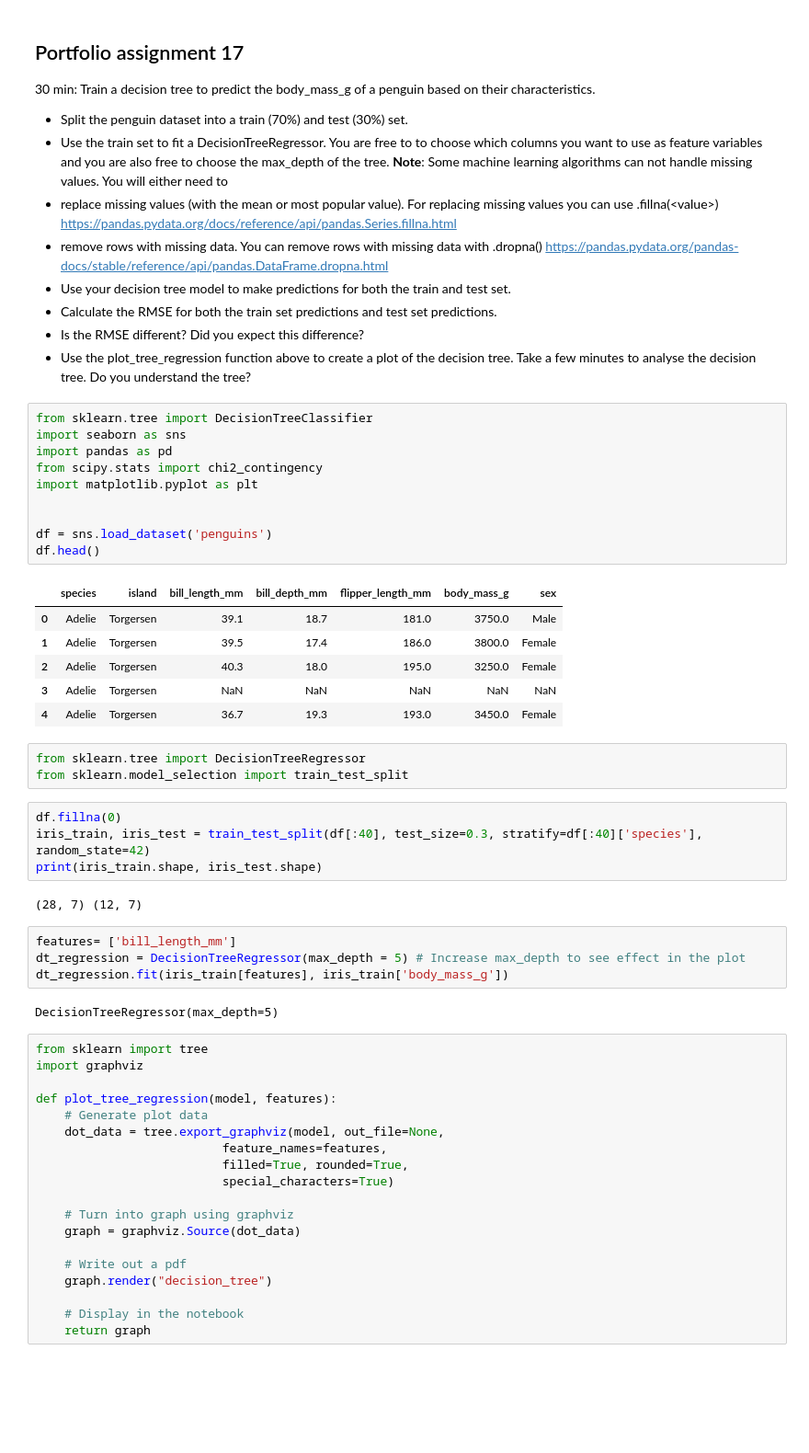
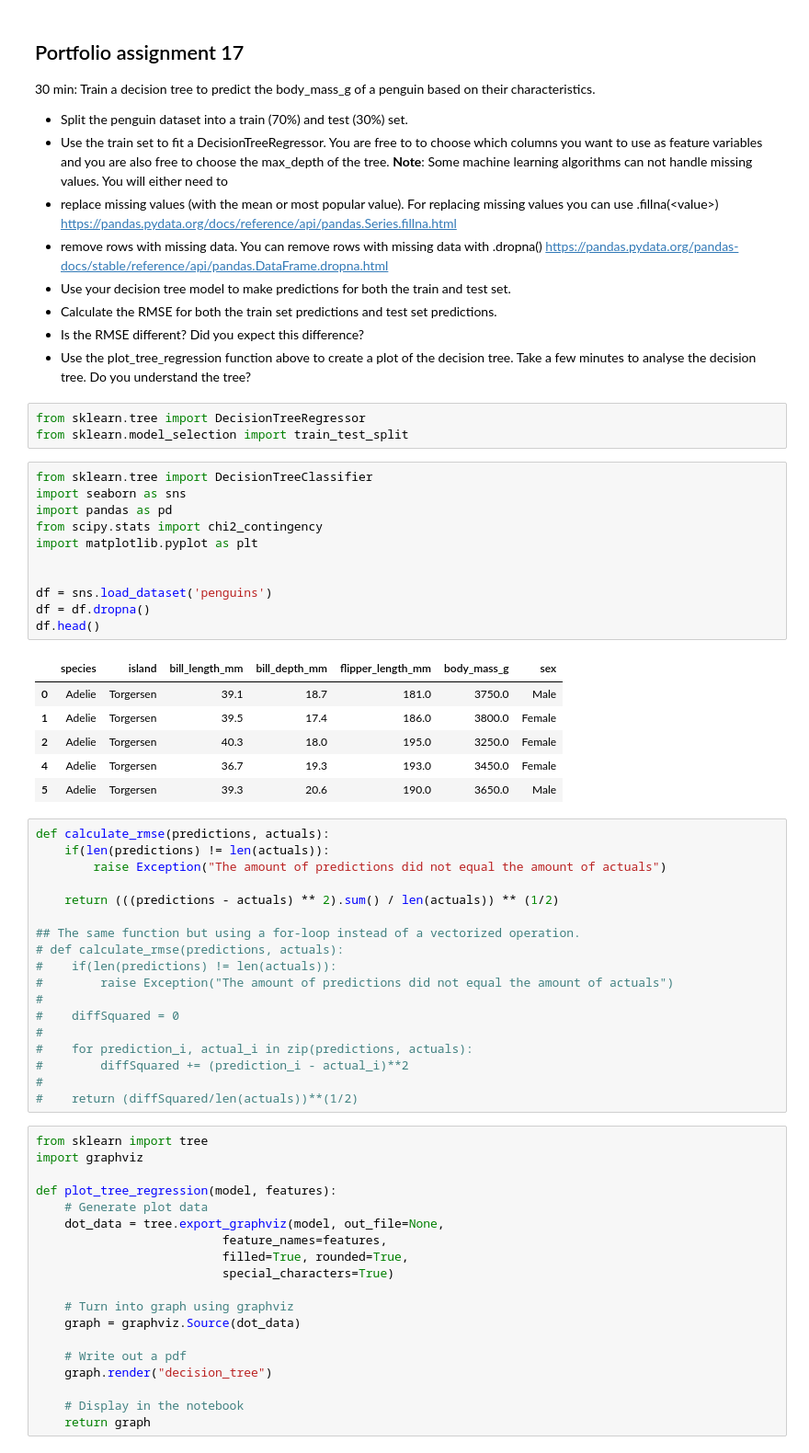
Before and after one commit to Maurice-De-Ridder/DataScience, a Jupyter notebook: Portfolio Opdracht 17.ipynb, the cells around one changed output. Shown: that part at 92% size. Drawn from its saved outputs; the diff is of its cells as text; blank space fills up the shorter version.

```diff
--- a/Portfolio Opdracht 17.ipynb
+++ b/Portfolio Opdracht 17.ipynb
@@ -10,38 +10,45 @@
 - Calculate the RMSE for both the train set predictions and test set predictions.
 - Is the RMSE different? Did you expect this difference?
 - Use the plot_tree_regression function above to create a plot of the decision tree. Take a few minutes to analyse the decision tree. Do you understand the tree?
-# %%
-from sklearn.tree import DecisionTreeClassifier
-import seaborn as sns
-import pandas as pd
-from scipy.stats import chi2_contingency
-import matplotlib.pyplot as plt
-
-
-df = sns.load_dataset('penguins')
-df.head()
-# %% [output]
-|  | species | island | bill_length_mm | bill_depth_mm | flipper_length_mm | body_mass_g | sex |
-| 0 | Adelie | Torgersen | 39.1 | 18.7 | 181.0 | 3750.0 | Male |
-| 1 | Adelie | Torgersen | 39.5 | 17.4 | 186.0 | 3800.0 | Female |
-| 2 | Adelie | Torgersen | 40.3 | 18.0 | 195.0 | 3250.0 | Female |
-| 3 | Adelie | Torgersen | NaN | NaN | NaN | NaN | NaN |
-| 4 | Adelie | Torgersen | 36.7 | 19.3 | 193.0 | 3450.0 | Female |
 # %%
 from sklearn.tree import DecisionTreeRegressor
 from sklearn.model_selection import train_test_split
-# %%
-df.fillna(0)
-iris_train, iris_test = train_test_split(df[:40], test_size=0.3, stratify=df[:40]['species'], random_state=42)
-print(iris_train.shape, iris_test.shape)
-# %% [output]
-(28, 7) (12, 7)
-# %%
-features= ['bill_length_mm']
-dt_regression = DecisionTreeRegressor(max_depth = 5) # Increase max_depth to see effect in the plot
-dt_regression.fit(iris_train[features], iris_train['body_mass_g'])
-# %% [output]
-DecisionTreeRegressor(max_depth=5)
+# %%
+from sklearn.tree import DecisionTreeClassifier
+import seaborn as sns
+import pandas as pd
+from scipy.stats import chi2_contingency
+import matplotlib.pyplot as plt
+
+
+df = sns.load_dataset('penguins')
+df = df.dropna()
+df.head()
+# %% [output]
+|  | species | island | bill_length_mm | bill_depth_mm | flipper_length_mm | body_mass_g | sex |
+| 0 | Adelie | Torgersen | 39.1 | 18.7 | 181.0 | 3750.0 | Male |
+| 1 | Adelie | Torgersen | 39.5 | 17.4 | 186.0 | 3800.0 | Female |
+| 2 | Adelie | Torgersen | 40.3 | 18.0 | 195.0 | 3250.0 | Female |
+| 4 | Adelie | Torgersen | 36.7 | 19.3 | 193.0 | 3450.0 | Female |
+| 5 | Adelie | Torgersen | 39.3 | 20.6 | 190.0 | 3650.0 | Male |
+# %%
+def calculate_rmse(predictions, actuals):
+    if(len(predictions) != len(actuals)):
+        raise Exception("The amount of predictions did not equal the amount of actuals")
+
+    return (((predictions - actuals) ** 2).sum() / len(actuals)) ** (1/2)
+
+## The same function but using a for-loop instead of a vectorized operation.
+# def calculate_rmse(predictions, actuals):
+#    if(len(predictions) != len(actuals)):
+#        raise Exception("The amount of predictions did not equal the amount of actuals")
+#
+#    diffSquared = 0
+#
+#    for prediction_i, actual_i in zip(predictions, actuals):
+#        diffSquared += (prediction_i - actual_i)**2
+#
+#    return (diffSquared/len(actuals))**(1/2)
 # %%
 from sklearn import tree
 import graphviz
```
Also changed, not shown: parts of 4 cells of this notebook, 2 other files.
